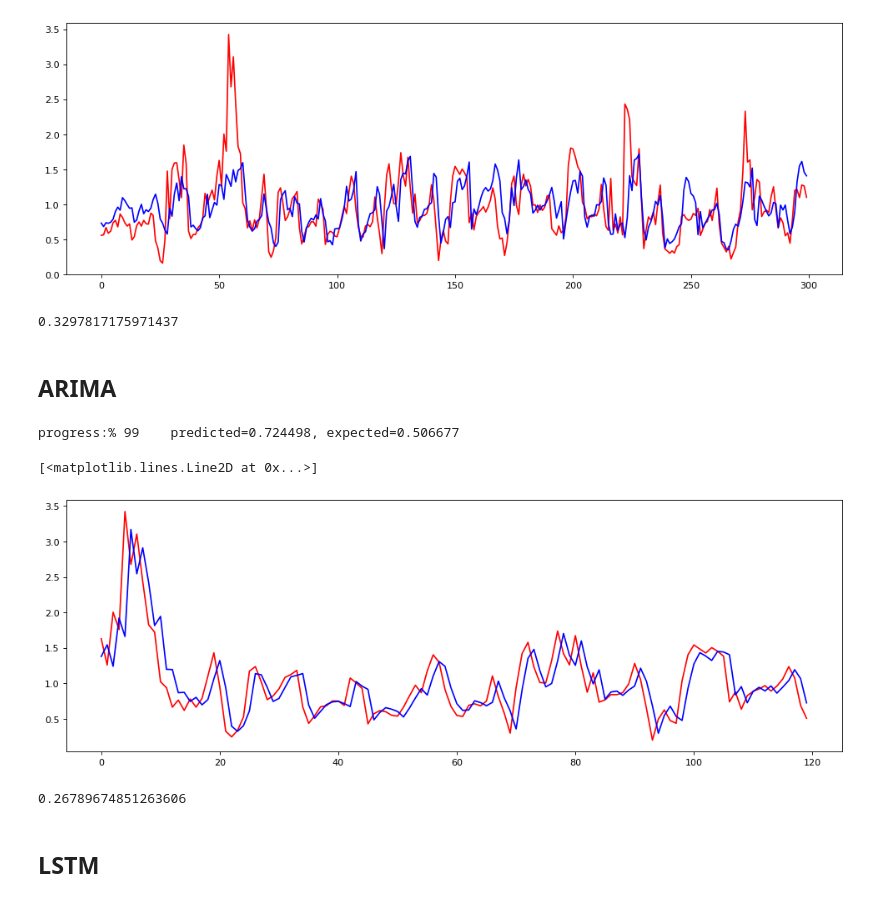
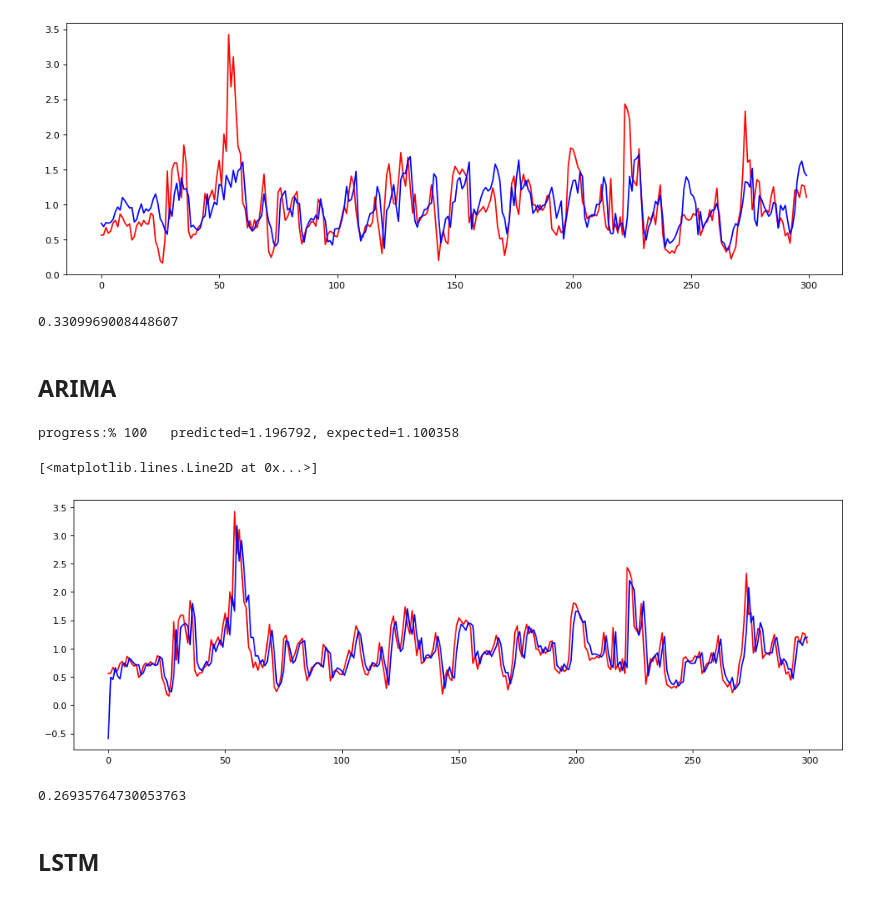
Before and after one commit to joaonpsilva/Tese_House_Energy_Prediciton, a Jupyter notebook: Energy_Pred.ipynb, the cells around one changed output. Saved outputs shown, nothing was run; the diff lists cells and outputs as text; code cells hidden in the pictures.

```diff
--- a/Energy_Pred.ipynb
+++ b/Energy_Pred.ipynb
@@ -271,8 +245,0 @@ Y = st_y.fit_transform(y)
-# %%
-x_train, x_test, y_train, y_test = train_test_split(X,Y, test_size=300, shuffle=False)
-
-
-print("X Train: ", x_train.shape)
-print("X Test: ", x_test.shape)
-print("Y Train: ", y_train.shape)
-print("Y Test: ", y_test.shape)
@@ -293,55 +255,55 @@ y_pred = regressor.predict(x_test)
 # %%
-y_test = st_y.inverse_transform(y_test)
-y_pred = st_y.inverse_transform(y_pred)
+svr_prediction = st_y.inverse_transform(svr_prediction)
 
 plt.figure(figsize=(15, 5), dpi=80)
-plt.plot(range(len(x_test)), y_test, color='red')
-plt.plot(range(len(x_test)), y_pred, color='blue')
+plt.plot(range(len(y_test)), y_test, color='red')
+plt.plot(range(len(svr_pred)), svr_pred, color='blue')
 # %% [output]
 [<matplotlib.lines.Line2D at 0x...>]
 [figure]
 # %%
 
-mean_absolute_percentage_error(y_test, y_pred)
+mean_absolute_percentage_error(y_test, svr_pred)
 # %% [output]
-0.3297817175971437
+0.3309969008448607
 # %% [markdown]
 ## ARIMA
 # %%
 from statsmodels.tsa.arima.model import ARIMA
-def forcast_ts(data, test_size=120):
-    X = data.values
-    train, test = X[:-test_size], X[-test_size:]
+def forcast_ts(y_train, y_test):
 
-    history = [x for x in train]
+    history = [x for x in y_train]
     predictions = list()
-    for t in range(len(test)):
+    for t in range(len(y_test)):
         model = ARIMA(history, order=(5,1,0))
         model_fit = model.fit()
         output = model_fit.forecast()
         yhat = output[0]
         predictions.append(yhat)
-        obs = test[t]
+        obs = y_test[t]
         history.append(obs)
-        print('progress:%',round(100*(t/len(test))),'\t predicted=%f, expected=%f' % (yhat, obs), end="\r")
+        print('progress:%',round(100*(t/len(y_test))),'\t predicted=%f, expected=%f' % (yhat, obs), end="\r")
 
-    return test, predictions
+    return predictions
 
 
 
+test_size = len(y_test)
 
-test, prediction = forcast_ts(df['use'][:-130])
-
-plt.figure(figsize=(15, 5), dpi=80)
-plt.plot(range(len(test)), test, color='red')
-plt.plot(range(len(prediction)), prediction, color='blue')
+arima_prediction = forcast_ts(y_train[:(-test_size*2)], y_test)
 # %% [output]
-progress:% 99    predicted=0.724498, expected=0.506677
+progress:% 100   predicted=1.196792, expected=1.100358
-[<matplotlib.lines.Line2D at 0x...>]
-[figure, removed]
-# %%
-mean_absolute_percentage_error(test, prediction)
-# %% [output]
-0.26789674851263606
+# %%
+
+plt.figure(figsize=(15, 5), dpi=80)
+plt.plot(range(len(y_test)), y_test, color='red')
+plt.plot(range(len(arima_prediction)), arima_prediction, color='blue')
+# %% [output]
+[<matplotlib.lines.Line2D at 0x...>]
+[figure, added]
+# %%
+mean_absolute_percentage_error(y_test, arima_prediction)
+# %% [output]
+0.26935764730053763
 # %% [markdown]
 ## LSTM
```
Also changed, not shown: parts of 25 cells of this notebook.
